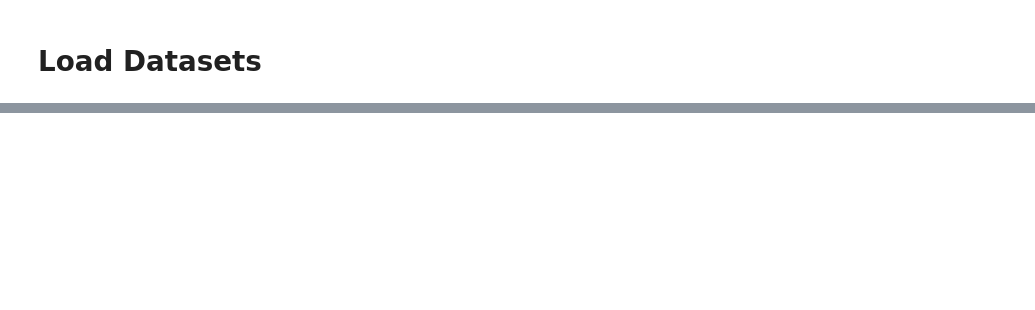
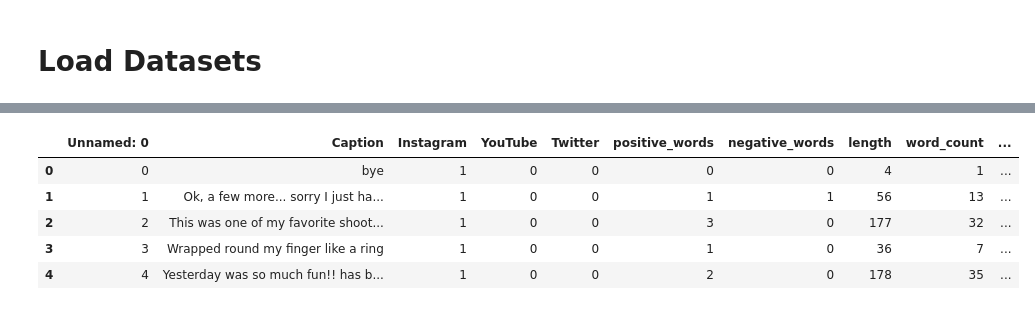
Before and after one commit to yang3410/cautious-octo-train, a Jupyter notebook: full/Data Synthesis.ipynb, the cells around one changed output, grey strips where cells are left out. Drawn from its saved outputs; the diff is of its cells as text; code cells hidden in the pictures; blank space fills up the shorter version.

```diff
--- a/full/Data Synthesis.ipynb
+++ b/full/Data Synthesis.ipynb
@@ -10,4 +26,12 @@ df_twitter_stream = pd.read_csv("../twitter_stream/twitter_stream_with_features.
 # %%
 df_instagram = pd.read_csv("../instagram_data/insta_with_features.csv")
+df_instagram.head()
+# %% [output]
+|  | Unnamed: 0 | Caption | Instagram | YouTube | Twitter | positive_words | negative_words | length | word_count | ... |
+| 0 | 0 | bye | 1 | 0 | 0 | 0 | 0 | 4 | 1 | ... |
+| 1 | 1 | Ok, a few more... sorry I just ha... | 1 | 0 | 0 | 1 | 1 | 56 | 13 | ... |
+| 2 | 2 | This was one of my favorite shoot... | 1 | 0 | 0 | 3 | 0 | 177 | 32 | ... |
+| 3 | 3 | Wrapped round my finger like a ring | 1 | 0 | 0 | 1 | 0 | 36 | 7 | ... |
+| 4 | 4 | Yesterday was so much fun!! has b... | 1 | 0 | 0 | 2 | 0 | 178 | 35 | ... |
 # %%
 df_reddit = pd.read_csv("../reddit_data/cleaned_reddit_convo.csv")
```
Also changed, not shown: parts of 37 cells of this notebook, 5 other files.
